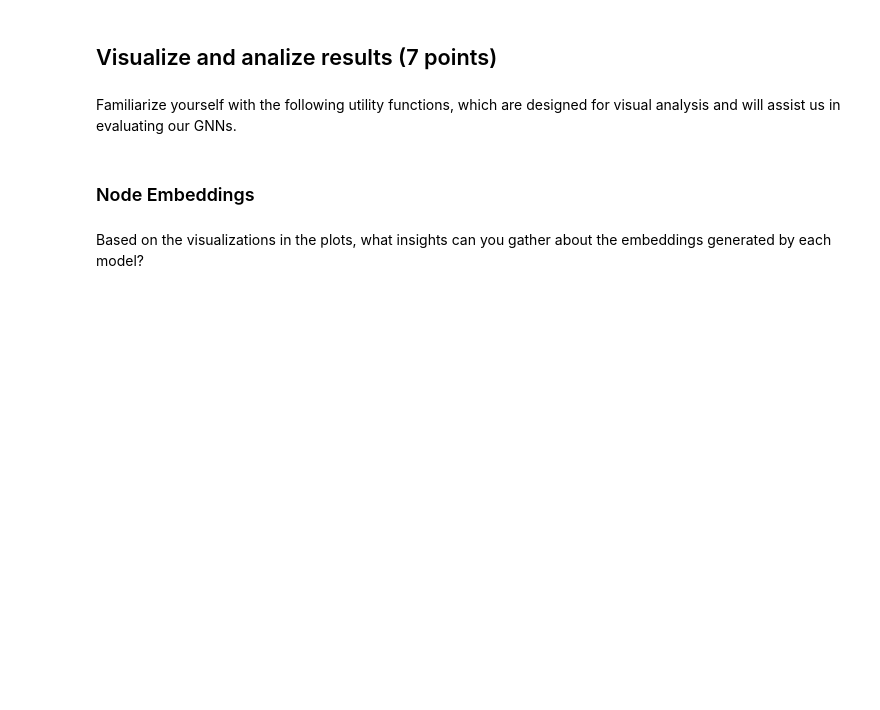
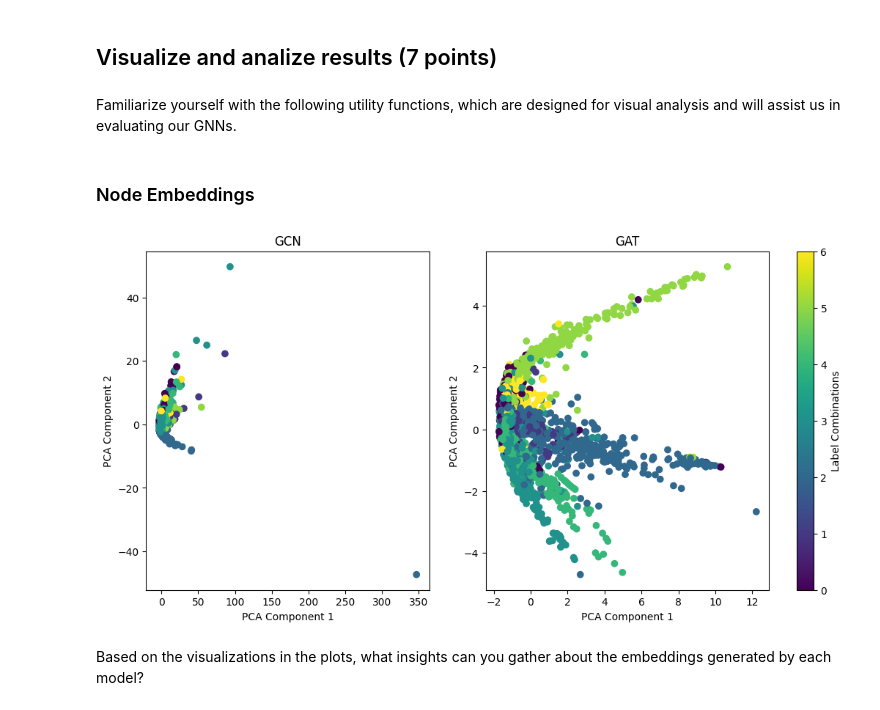
Before and after one commit to tao-wangs/imperial-deep-graph-learning, a Jupyter notebook: DGL_CW1.ipynb, the cells around one changed output. Saved outputs shown, nothing was run; the diff lists cells and outputs as text; code cells hidden in the pictures; blank space fills up the shorter version.

```diff
--- a/DGL_CW1.ipynb
+++ b/DGL_CW1.ipynb
@@ -1736,20 +1791,24 @@ class GAT(nn.Module):
         ## 6. Aggregate features based on attention weights
         ## Note: name the last line as `h`
         ## (9-10 lines of code)
-        N = input.size(0)
-        h = torch.matmul(input, self.weight) + self.bias
-        S = torch.zeros((N, N))
 
-        # Loop over all nodes to compute the similarity scores
-        for i in range(N):
-            for j in range(N):
-                h_concat = torch.cat((h[i, :], h[j, :]))
-                S[i, j] = torch.dot(phi, h_concat)
+        h = torch.matmul(input, self.weight)
+        N = h.size(0)
 
-        mask = (adj.clone().detach() + torch.eye(adj.size(0))).bool()
-        att_weights = F.softmax(S * mask, dim=1)
-        print(att_weights)
-        h = torch.matmul(att_weights, h)
+        h_extended = h.unsqueeze(1).expand(N, N, -1)
+        h_extended_transpose = h.unsqueeze(0).expand(N, N, -1)
+
+        att_input = torch.cat([h_extended, h_extended_transpose], dim=-1)
+
+        S = torch.matmul(att_input, self.phi).squeeze(-1)
+
+        mask = (adj + torch.eye(adj.size(0), device=device)).bool()
+
+        S_masked = torch.where(mask, S, torch.tensor(float('-inf'), device=device))
+
+        att_weights = F.softmax(S_masked, dim=1)
+
+        h = torch.matmul(att_weights, h) # need bias??
         #########################################
         return self.activation(h) if self.activation else h
 # %%
@@ -1757,5 +1816,7 @@ class GAT(nn.Module):
 ## in the number of hidden features. Verify that the dimensions of all
 ## matrices are correctly aligned, allowing for a successful forward
 ## pass through the network.
+x = x.to(device) # note: added extra
+adj = adj.to(device) # note: added extra
 GAT(x.size(1), 3).to(device)(x, adj)
 # %% [output]
@@ -1872,7 +1928,7 @@ def compute_accuracy(target, prediction):
 # %%
 sensitivity = lambda y_true, y_pred: recall_score(y_true.cpu(), y_pred.cpu(), average='macro')
 specificity = lambda y_true, y_pred: calculate_specificity(y_true.cpu(), y_pred.cpu(), labels.unique().cpu())
-accuracy = lambda y_true, y_pred: compute_accuracy(y_true, y_pred)
+accuracy = lambda y_true, y_pred: compute_accuracy(y_true.cpu(), y_pred.cpu())
 # %% [markdown]
 Almost there, write the main training function to train our GNNs.
 # %%
@@ -1887,6 +1943,7 @@ def train_step(model, X, A, y ,train_mask, optimizer, loss_fn):
   ## (~4 lines of code)
   # Step 1: Zero gradients
   optimizer.zero_grad()
+  X, A, y = X.to(device), A.to(device), y.to(device)
   output = model(X, A)
   output_train = output[train_mask]
   y_train = y[train_mask]
@@ -2078,15 +2169,17 @@ def plot_metrics(metrics, title, phases = ['train', 'val', 'test']):
 # %%
 ############# Your code here ############
 ## 1. Generate embeddings using the GCN model
 ## 2. Generate embeddings using the GAT model
 ## Note: use detach to avoid using the computation graph
 ## convert the tensor to a numpy array
 ## use H_GCN and H_GAT as variable names
 ## (~2 lines of code)
-H_GCN = model_GCN(features).detach().cpu().numpy()
-H_GAT = model_GAT(features).detach().cpu().numpy()
+H_GCN = model_GCN(features, adj).detach().cpu().numpy()
+H_GAT = model_GAT(features, adj).detach().cpu().numpy()
 #########################################
-plot_embeddings(H_GCN,H_GAT, labels)
+plot_embeddings(H_GCN,H_GAT, labels.detach().cpu().numpy())
+# %% [output]
+[figure, added]
 # %% [markdown]
 Based on the visualizations in the plots, what insights can you gather about the embeddings generated by each model?
 # %% [markdown]
```
Also changed, not shown: parts of 38 cells of this notebook.
